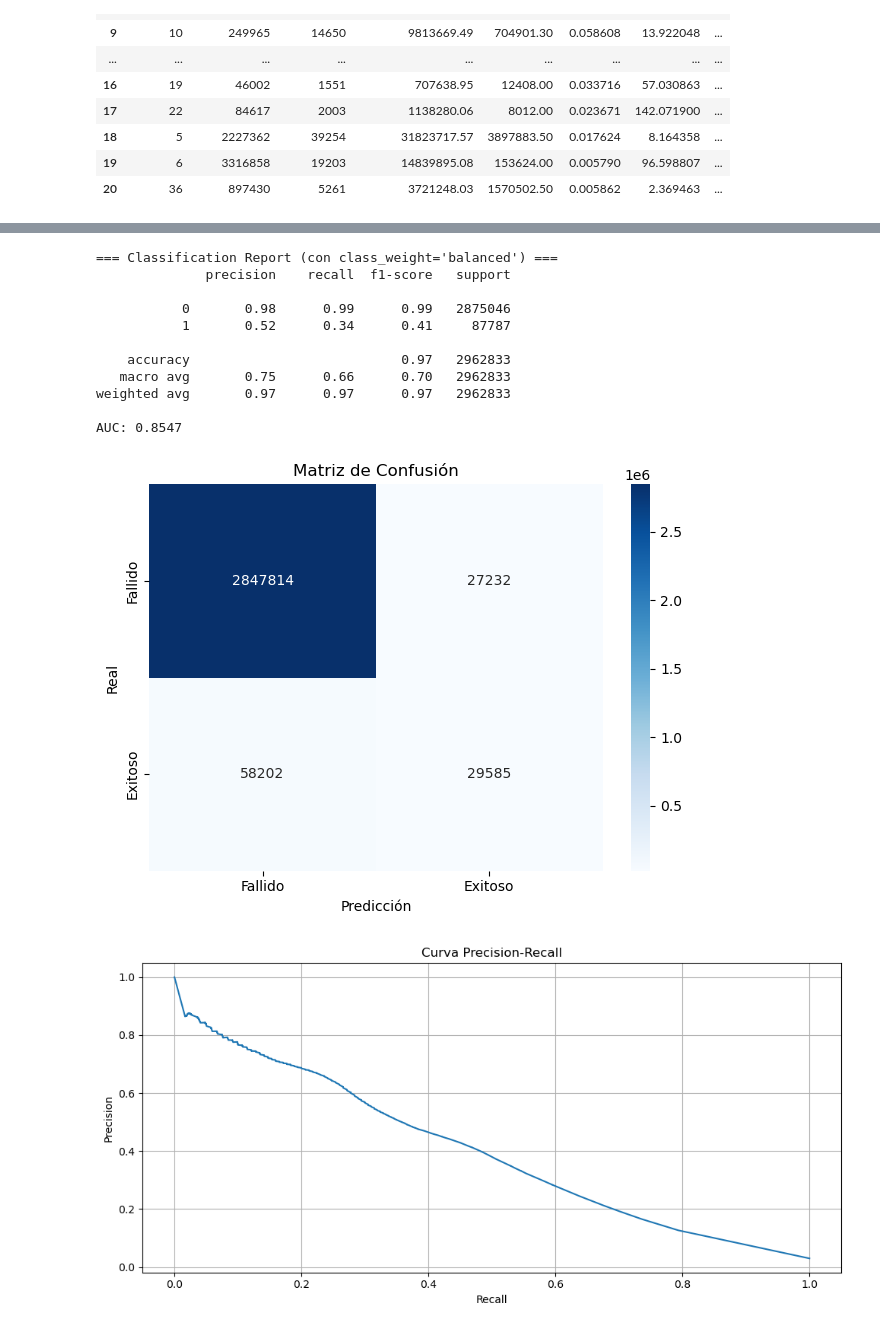
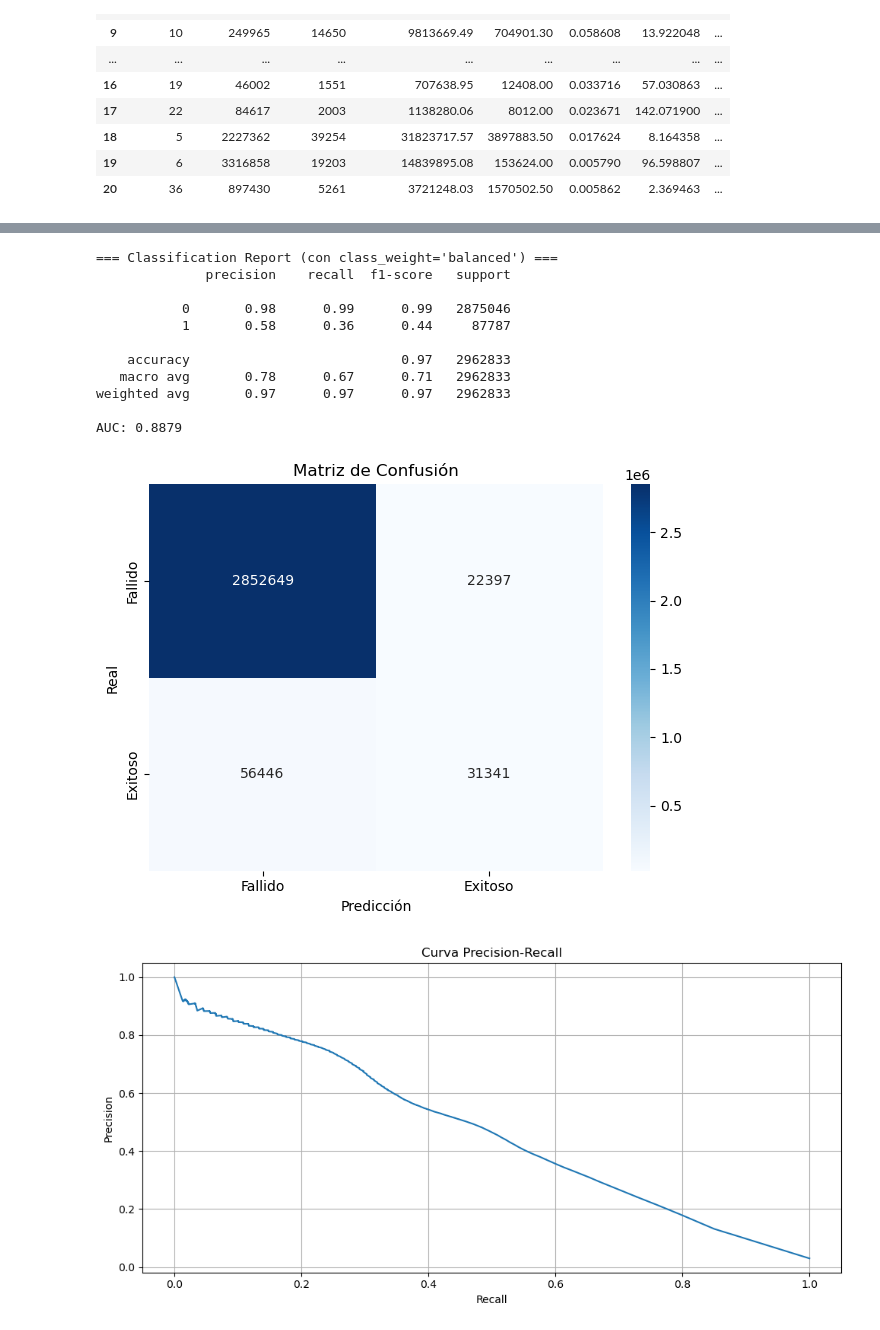
Before and after one commit to AxelDGG/DataThon, a Jupyter notebook: analisis2.ipynb, the cells around one changed output, grey strips where cells are left out. Saved outputs shown, nothing was run; the diff lists cells and outputs as text; code cells hidden in the pictures.

```diff
--- a/analisis2.ipynb
+++ b/analisis2.ipynb
@@ -5,12 +5,17 @@ import pandas as pd
 cobros = pd.read_csv("/Users/alvarobolanos/Desktop/DataThon/Reto Credifiel/ExtraccionDomiVersionFinal/ListaCobroDetalleUnido.csv")
 estrategias = pd.read_csv("/Users/alvarobolanos/Desktop/DataThon/Reto Credifiel/ExtraccionDomiVersionFinal/ListaCobroEmisora.csv")
 respuestas = pd.read_csv("/Users/alvarobolanos/Desktop/DataThon/Reto Credifiel/ExtraccionDomiVersionFinal/CatRespuestaBancos.csv")
+capital_pagare = pd.read_csv("/Users/alvarobolanos/Desktop/DataThon/Reto Credifiel/ExtraccionDomiVersionFinal/Capital_Pagare_FechaAperturaCredito.csv")
 
 # Enriquecer con estrategia usada
 cobros = cobros.merge(estrategias, on="idListaCobro", how="left")
 
 # Enriquecer con descripción de respuesta del banco
 cobros = cobros.merge(respuestas, left_on="idRespuestaBanco", right_on="IdRespuestaBanco", how="left")
+
+# Enriquecer con columna capital y columna pagare. de capital_pagare segun columna idCredito en cobros y idCredito en capital_pagare
+cobros = cobros.merge(capital_pagare, left_on="idCredito", right_on="idcredito", how="left")
+
 
 # Marcar si fue exitoso
 cobros["esExitoso"] = cobros["montoCobrado"] > 0
@@ -42,7 +47,7 @@ cobros.head()
 # %%
 print(cobros.shape)
 # Drop columnas innecesarias: idListaCobro, fechaCobroBanco, IdRespuestaBanco
-cobros.drop(columns=["idListaCobro", "fechaCobroBanco", "IdRespuestaBanco"], inplace=True)
+cobros.drop(columns=["idListaCobro", "fechaCobroBanco", "IdRespuestaBanco", "idcredito"], inplace=True)
 # Drop NaN values
 cobros.dropna(subset=["idRespuestaBanco"], inplace=True)
 print(cobros.shape)
@@ -381,7 +452,7 @@ import matplotlib.pyplot as plt
 vars_modelo = [
     "idEmisora", "montoExigible", "montoCobrar",
     "num_intentos_previos", "num_exitos_previos", "es_segundo_intento",
-    "costo", "cobraSoloExitoso"
+    "costo", "cobraSoloExitoso", "pagare", "capital"
 ]
 
 # Preparar X e y
@@ -414,34 +485,34 @@ print(f"AUC: {roc_auc_score(y_test, y_proba):.4f}")
 # === Matriz de confusión ===
 cm = confusion_matrix(y_test, y_pred)
 sns.heatmap(cm, annot=True, fmt="d", cmap="Blues",
             xticklabels=["Fallido", "Exitoso"], yticklabels=["Fallido", "Exitoso"])
 plt.title("Matriz de Confusión")
 plt.xlabel("Predicción")
 plt.ylabel("Real")
 plt.tight_layout()
 plt.show()
 
 # === Curva de precisión vs recall ===
 precision, recall, _ = precision_recall_curve(y_test, y_proba)
 plt.figure(figsize=(10, 5))
 plt.plot(recall, precision)
 plt.xlabel("Recall")
 plt.ylabel("Precision")
 plt.title("Curva Precision-Recall")
 plt.grid(True)
 plt.tight_layout()
 plt.show()
 # %% [output]
 === Classification Report (con class_weight='balanced') ===
               precision    recall  f1-score   support
 
            0       0.98      0.99      0.99   2875046
-           1       0.52      0.34      0.41     87787
+           1       0.58      0.36      0.44     87787
 
     accuracy                           0.97   2962833
-   macro avg       0.75      0.66      0.70   2962833
+   macro avg       0.78      0.67      0.71   2962833
 weighted avg       0.97      0.97      0.97   2962833
 
-AUC: 0.8547
+AUC: 0.8879
 [figure]
-[figure, old version]
+[figure, new version]
```
Also changed, not shown: parts of 15 cells of this notebook.
